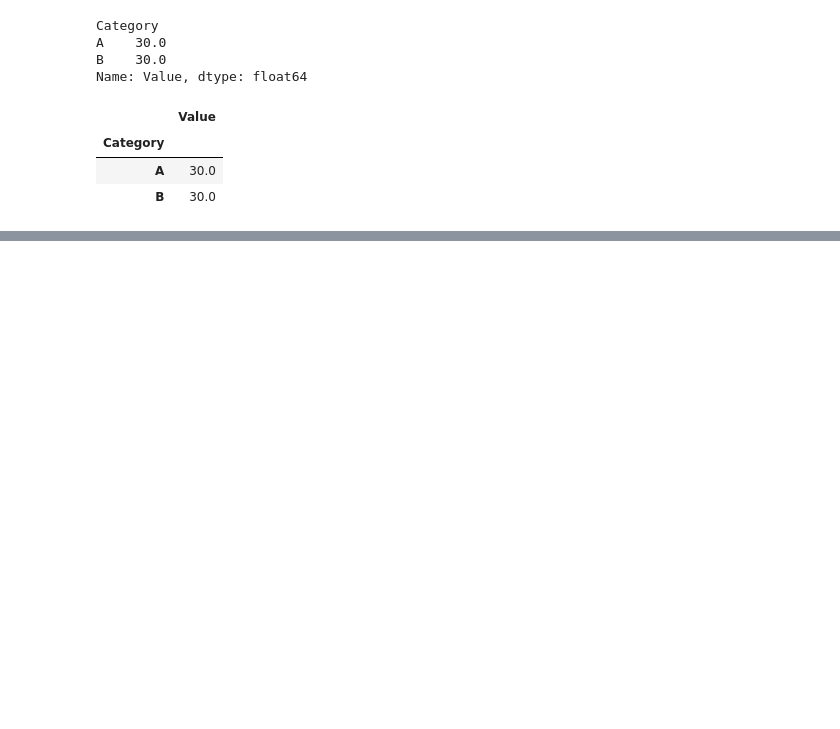
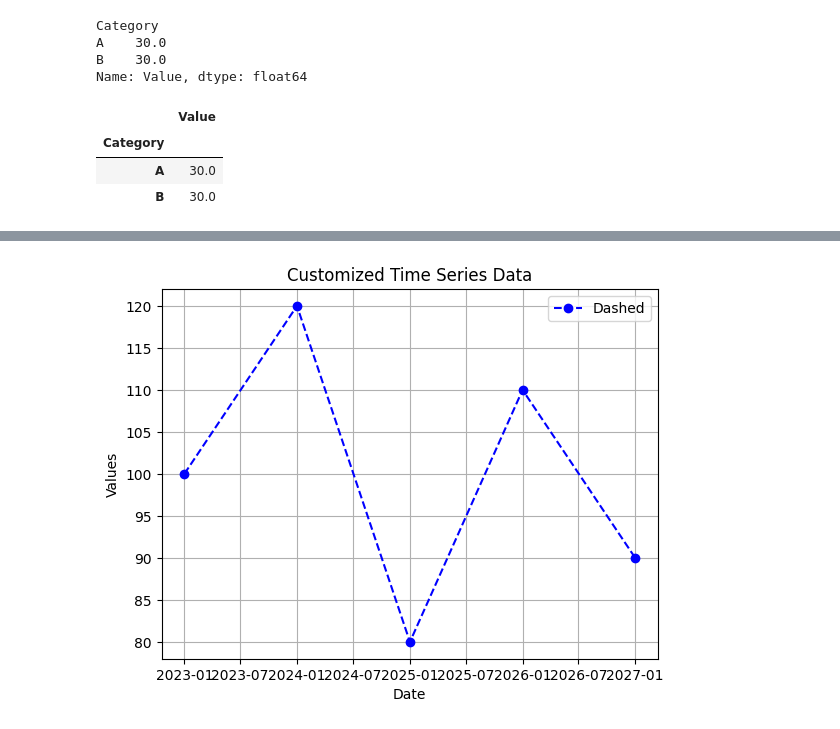
Before and after one commit to srinivasskc/my_datascience_journal, a Jupyter notebook: pandas_notebook.ipynb, the cells around one changed output, grey strips where cells are left out. Drawn from its saved outputs; the diff is of its cells as text; code cells hidden in the pictures; blank space fills up the shorter version.

```diff
--- a/pandas_notebook.ipynb
+++ b/pandas_notebook.ipynb
@@ -2448,0 +2509,11 @@ df_cat_value.groupby("Category").agg({"Value": custom_func_mean})
+# %%
+import matplotlib.pyplot as plt
+plt.plot(time_series_data, linestyle='--', color='blue', marker='o', label='Dashed')
+plt.title("Customized Time Series Data")
+plt.xlabel("Date")
+plt.ylabel("Values")
+plt.legend()
+plt.grid()
+plt.show()
+# %% [output]
+[figure, added]
```
Also changed, not shown: parts of 5 cells of this notebook.
